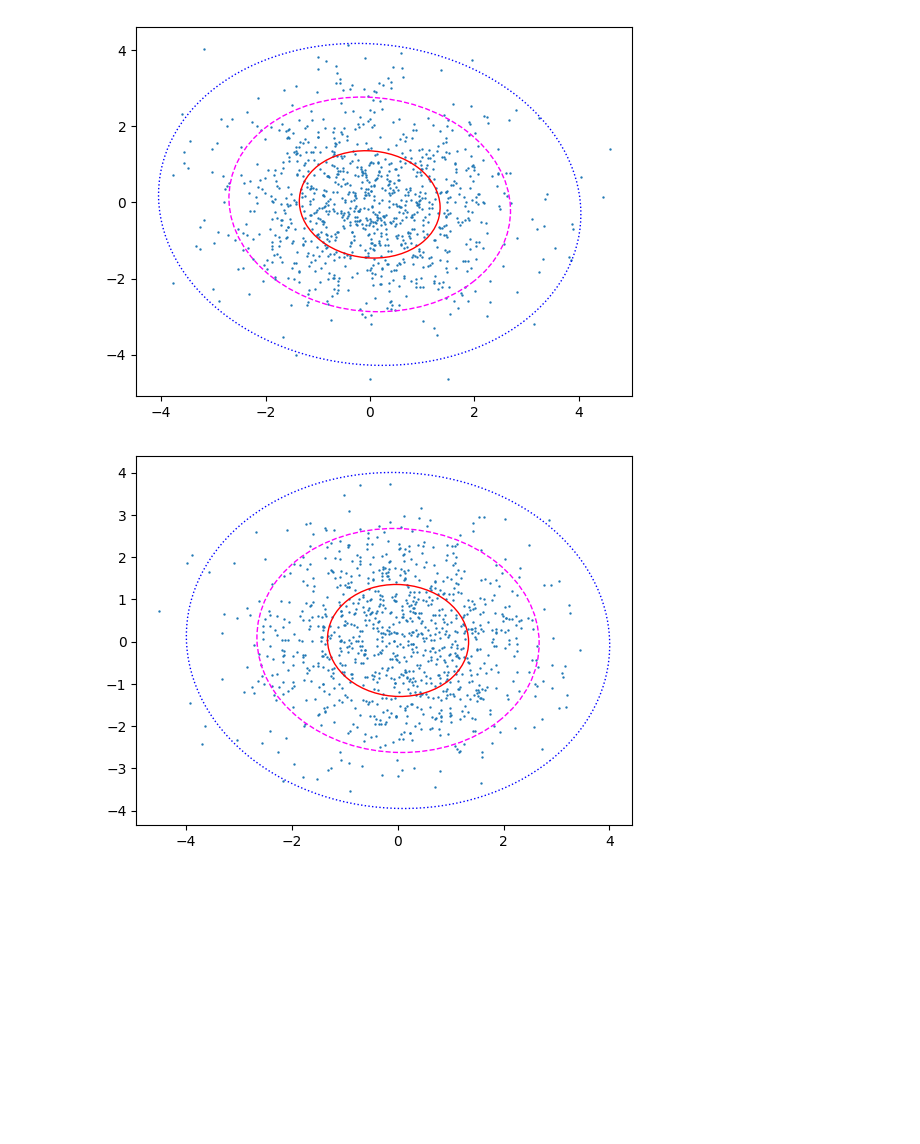
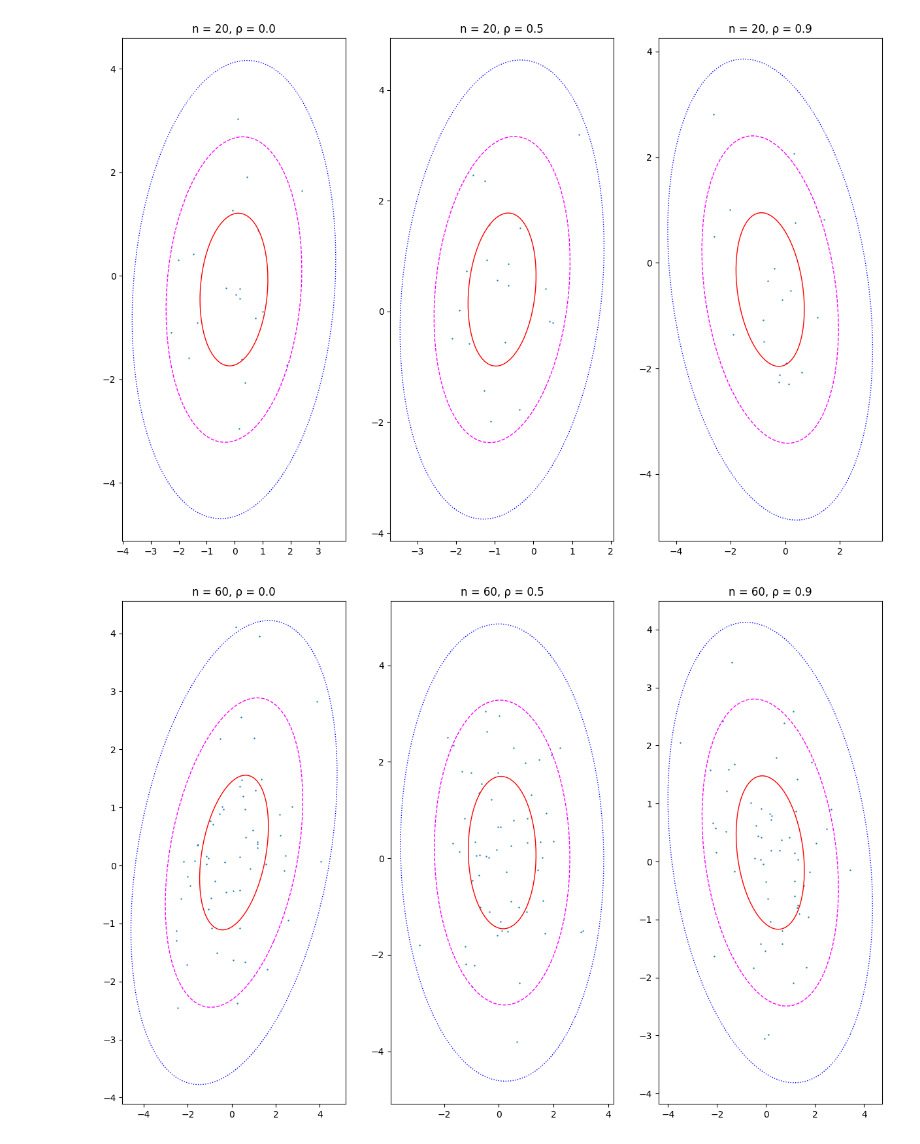
Before and after one commit to vladimir-skvortsov/spbstu-mathematical-statistics, a Jupyter notebook: lab5/lab5.ipynb, the cells around one changed output. Cells and saved outputs as stored; diff of their text form; code cells hidden in the pictures; blank space fills up the shorter version.

Commit message:
Add more ellipses

```diff
--- a/lab5/lab5.ipynb
+++ b/lab5/lab5.ipynb
@@ -118,17 +118,23 @@ def add_confidence_ellipse(x, y, ax, std, **kwargs):
   ellipse.set_transform(transf + ax.transData)
   return ax.add_patch(ellipse)
 # %%
-for rho in rhos:
-  x, y = multivariate_normal(0, 0, 1, 1, rho, 1000) * 0.9 + multivariate_normal(0, 0, 10, 10, -rho, 1000) * 0.1
+for n in ns:
+  fig, axes = plt.subplots(1, 3, figsize=(15, 10))
 
-  fig, ax = plt.subplots(1, 1)
-  ax.scatter(x, y, s=0.5)
+  for index, rho in enumerate(rhos):
+    x, y = multivariate_normal(0, 0, 1, 1, rho, n) * 0.9 + multivariate_normal(0, 0, 10, 10, -rho, n) * 0.1
 
-  add_confidence_ellipse(x, y, ax, 1, edgecolor='red')
-  add_confidence_ellipse(x, y, ax, 2, edgecolor='fuchsia', linestyle='--')
-  add_confidence_ellipse(x, y, ax, 3, edgecolor='blue', linestyle=':')
+    axis = axes[index]
+
+    axis.scatter(x, y, s=0.5)
+
+    add_confidence_ellipse(x, y, axis, 1, edgecolor='red')
+    add_confidence_ellipse(x, y, axis, 2, edgecolor='fuchsia', linestyle='--')
+    add_confidence_ellipse(x, y, axis, 3, edgecolor='blue', linestyle=':')
+
+    axis.set_title(f'n = {n}, ρ = {rho}')
 
   plt.show()
 # %% [output]
-[figure, old version]
+[figure, new version]
-[figure, old version]
+[figure, new version]
```
Also changed, not shown: parts of 3 cells of this notebook, 13 other files.
